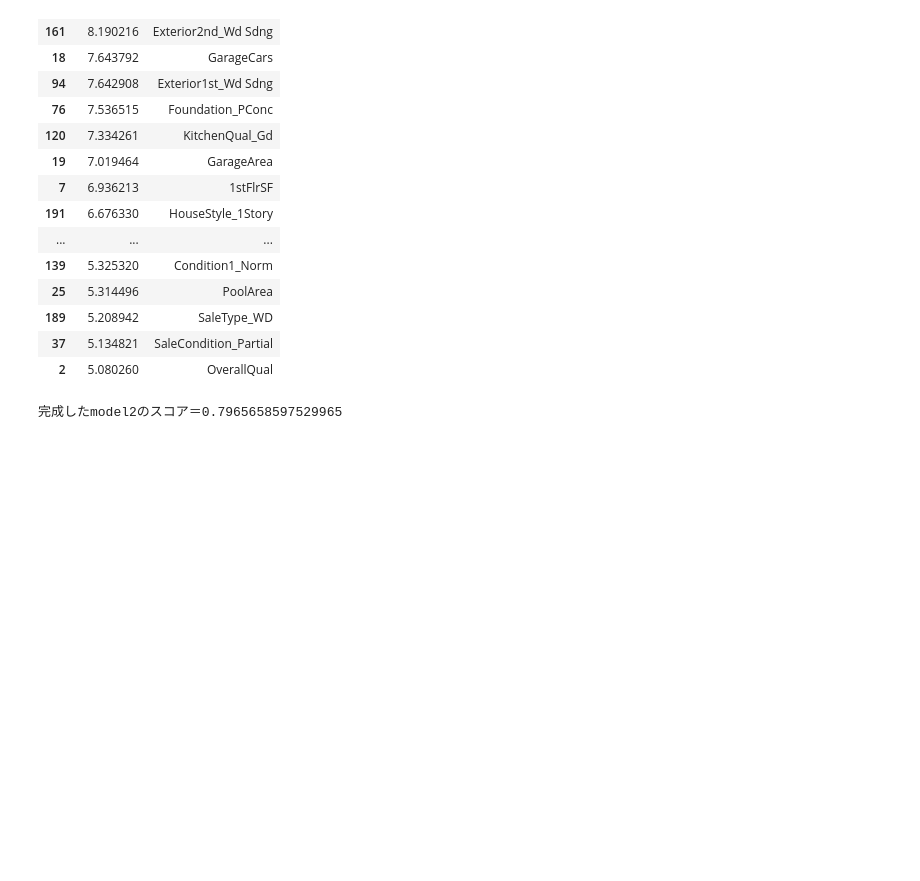
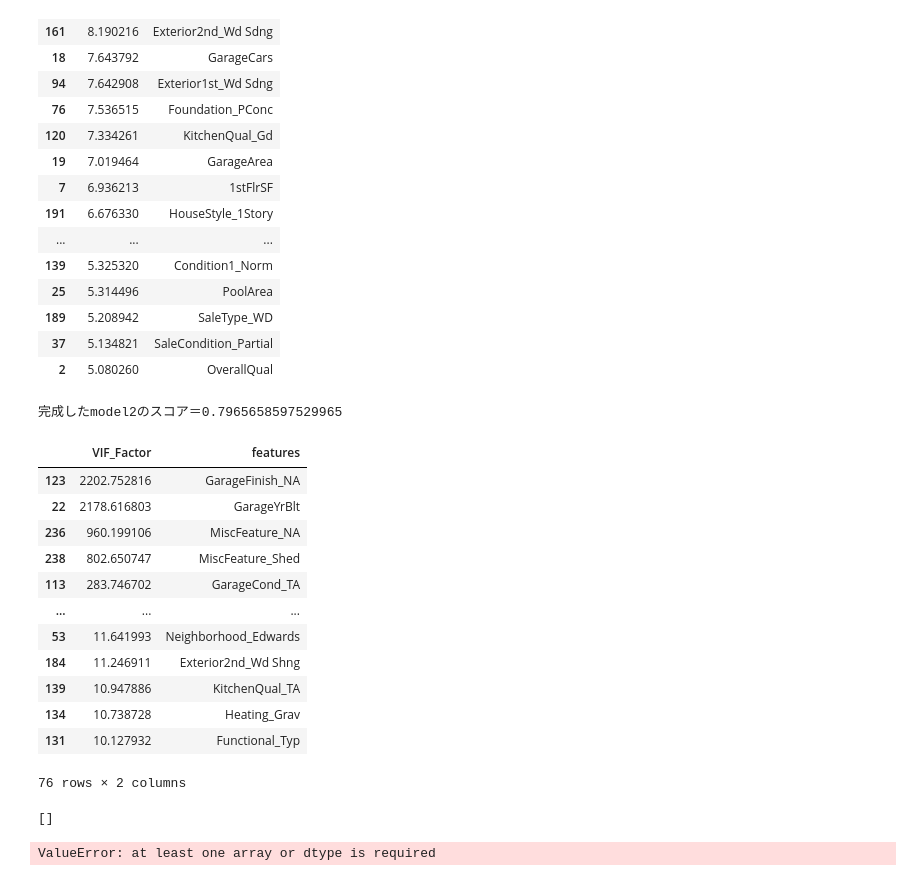
Before and after one commit to Udon-datascience/opendata_analysis, a Jupyter notebook: 4/4_analysis_2.ipynb, the cells around one changed output. Cells and saved outputs as stored; diff of their text form; code cells hidden in the pictures; blank space fills up the shorter version.

```diff
--- a/4/4_analysis_2.ipynb
+++ b/4/4_analysis_2.ipynb
@@ -385,5 +386,71 @@ print(f'完成したmodel2のスコア＝{sum(result['test_score'])/len(result['
 完成したmodel2のスコア＝0.7965658597529965
 # %%
 #VIFの最大値が10以下になるよう特徴量を削除した場合、model2のスコアは0.796となった。改変前のスコアは0.777であった。
+# %%
+#主成分分析にて多重共線性の解消を目指す
+df1 = pd.read_csv('datafiles/df2_after_drop.csv')
+
+sc_x = df1.drop(['SalePrice'], axis = 1)
+df_y = pd.DataFrame(df1['SalePrice'])
+# %%
+#vifを見る
+vif_df = pd.DataFrame()
+vif_df["VIF_Factor"] = [variance_inflation_factor(sc_x, i) for i in range(sc_x.shape[1])]
+vif_df["features"]=sc_x.columns
+df_high_vif = vif_df.loc[vif_df['VIF_Factor'] >= 10]
+display(df_high_vif.sort_values('VIF_Factor', ascending=False))
+# %% [output]
+|  | VIF_Factor | features |
+| 123 | 2202.752816 | GarageFinish_NA |
+| 22 | 2178.616803 | GarageYrBlt |
+| 236 | 960.199106 | MiscFeature_NA |
+| 238 | 802.650747 | MiscFeature_Shed |
+| 113 | 283.746702 | GarageCond_TA |
+| ... | ... | ... |
+| 53 | 11.641993 | Neighborhood_Edwards |
+| 184 | 11.246911 | Exterior2nd_Wd Shng |
+| 139 | 10.947886 | KitchenQual_TA |
+| 134 | 10.738728 | Heating_Grav |
+| 131 | 10.127932 | Functional_Typ |
+76 rows × 2 columns
+# %%
+#GarageFinish列をダミー変数化した列一覧をリスト化し、主成分分析により一列化
+GarageFinish_cols = []
+for c in sc_x.columns:
+    if 'GarageFinish_' in c:
+        GarageFinish_cols.append(c)
+print(GarageFinish_cols)
+
+PCAmodel = PCA(whiten = True)
+GarageFinish_df = pd.DataFrame()
+for c in GarageFinish_cols:
+    GarageFinish_df = pd.concat([GarageFinish_df, sc_x[c]], axis = 1)
+PCAmodel.fit(GarageFinish_df)
+GarageFinish = PCAmodel.transform(sc_x[GarageFinish_cols])
+
+#累積寄与率の閾値を0.8として、n_componentsを設定
+thred = 0.8
+final_num = 0
+ratio =PCAmodel.explained_variance_ratio_
+array = []
+for i in range(len(ratio)):
+    ruiseki = sum(ratio[0:i+1])    #i+1個めの特徴量までの累積寄与率
+    if ruiseki > thred:   #i+1個めの特徴量において初めて累積寄与率がthredを超えるならば
+          final_num = i
+          break
+PCAmodel = PCA(n_components = final_num, whiten = True)
+PCAmodel.fit(sc_x[GarageFinish_cols])
+GarageFinish = PCAmodel.transform(sc_x[GarageFinish_cols])
+GarageFinish = pd.DataFrame(GarageFinish)
+
+for c in sc_x[GarageFinish_cols]:
+    sc_x = sc_x.drop([c], axis = 1)
+sc_x = pd.concat([sc_x, GarageFinish], axis = 1)
+
+result = cross_validate(model2, sc_x, df_y, cv = kf, scoring = 'r2' , return_train_score = True)
+print(f'完成したmodel2のスコア＝{sum(result['test_score'])/len(result['test_score'])}')
+# %% [output]
+[]
+ValueError: at least one array or dtype is required
 # %%
 #主成分分析で列を減らす（多重共線性の解消も目指す）
```
Also changed, not shown: parts of 1 cell of this notebook.
